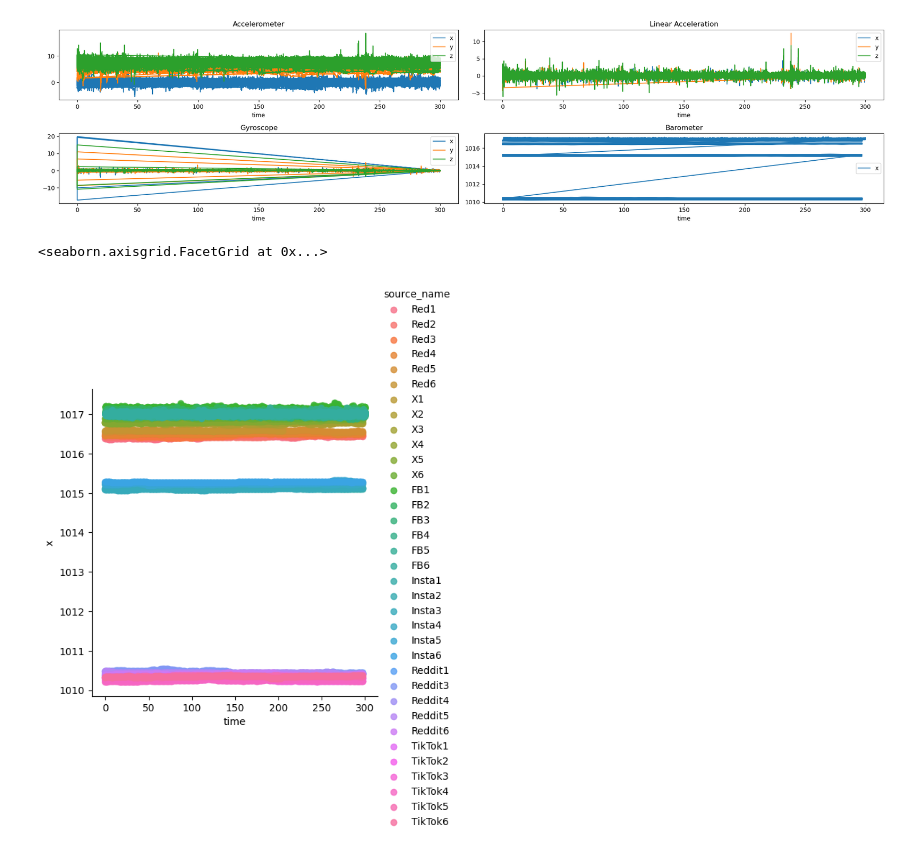
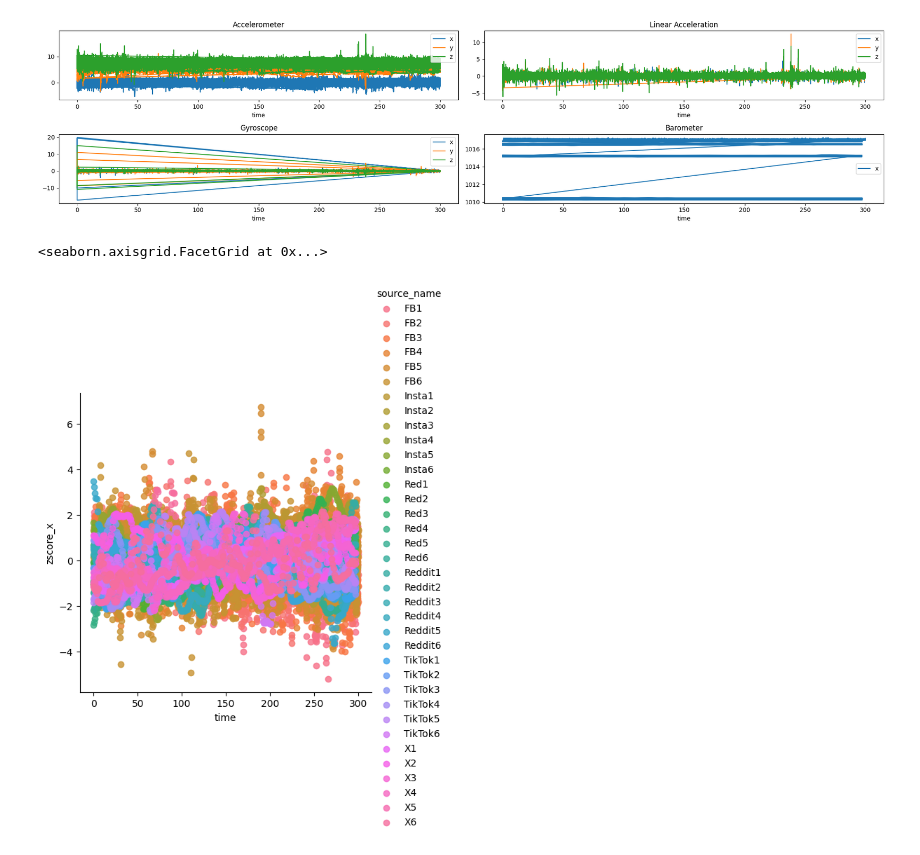
Before and after one commit to sharyz119/ml4qs_social_app, a Jupyter notebook: Emir Playground.ipynb, the cells around one changed output. Drawn from its saved outputs; the diff is of its cells as text; code cells hidden in the pictures.

```diff
--- a/Emir Playground.ipynb
+++ b/Emir Playground.ipynb
@@ -193,7 +194,8 @@ plt.tight_layout()
 # %% [output]
 [figure]
 # %%
-sns.lmplot(x='time', y='x', data=baro, hue='source_name', fit_reg=False)
+#sns.lmplot(x='time', y='x', data=baro, hue='source_name', fit_reg=False)
+sns.lmplot(x='time', y='zscore_x', data=new_baro, hue='source_name', fit_reg=False)
 # %% [output]
 <seaborn.axisgrid.FacetGrid at 0x...>
-[figure, old version]
+[figure, new version]
```
Also changed, not shown: parts of 31 cells of this notebook, 15 other files.
